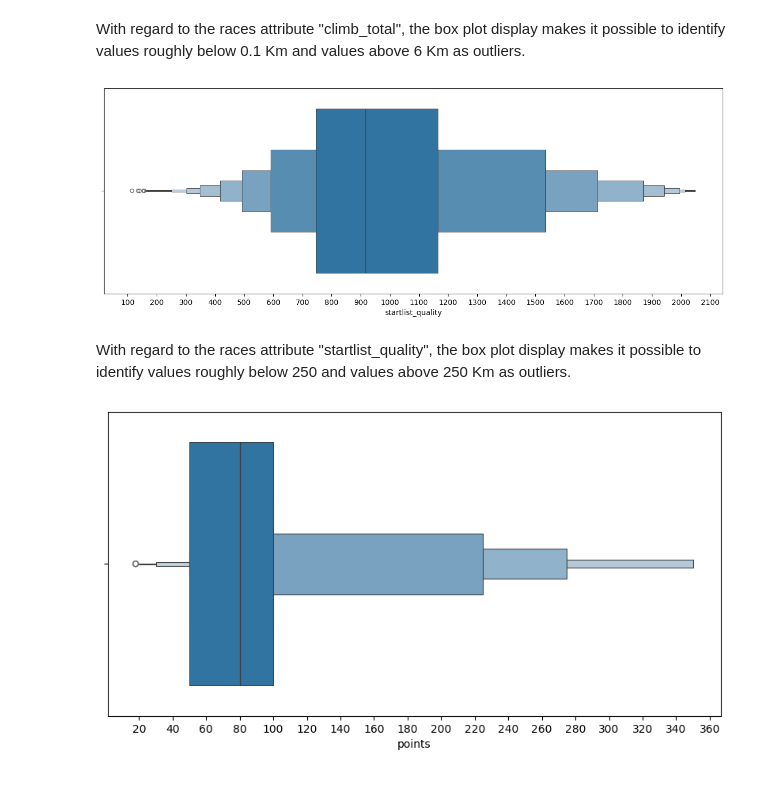
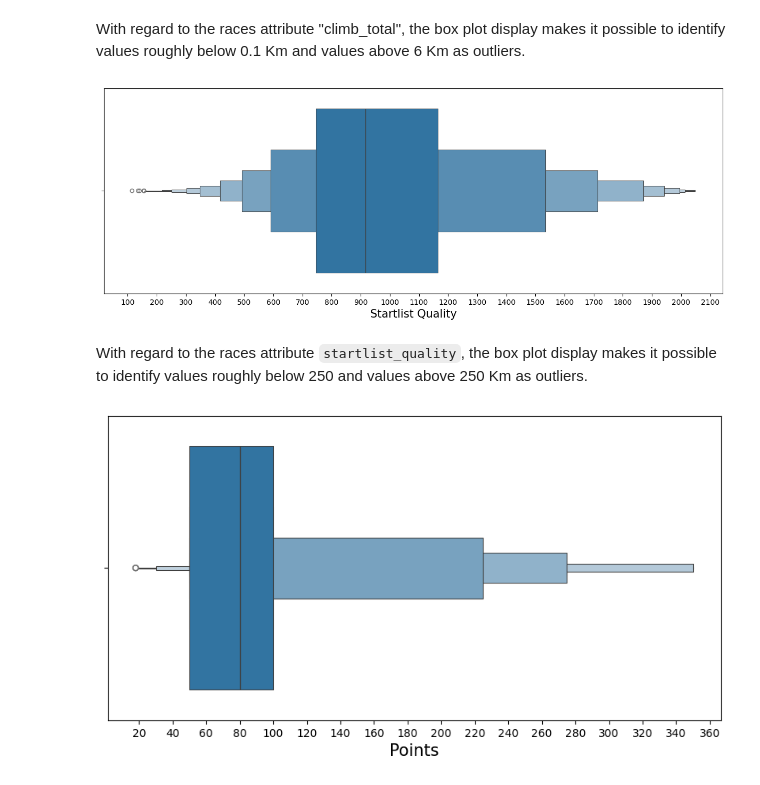
Before and after one commit to JacopoRaffi/DM_Project, a Jupyter notebook: TASK2/outlier_detection.ipynb, the cells around one changed output. Saved outputs shown, nothing was run; the diff lists cells and outputs as text; code cells hidden in the pictures.

```diff
--- a/TASK2/outlier_detection.ipynb
+++ b/TASK2/outlier_detection.ipynb
@@ -181,23 +193,25 @@ tmp_df = tmp_df = pd.DataFrame({
 plt.figure(figsize=(15, 5))
 sb.boxenplot(x='startlist_quality', data=dataset.drop_duplicates(subset=['race_url', 'date']))
 plt.gca().xaxis.set_major_locator(MultipleLocator(100))
+plt.xlabel('Startlist Quality', fontsize=15)
 plt.show()
 # %% [output]
-[figure, old version]
+[figure, new version]
 # %% [markdown]
-With regard to the races attribute "startlist_quality", the box plot display makes it possible to identify values roughly below 250 and values above 250 Km as outliers.
+With regard to the races attribute `startlist_quality`, the box plot display makes it possible to identify values roughly below 250 and values above 250 Km as outliers.
 # %%
 tmp_df = pd.DataFrame({
     'race_name': dataset['race_name'],
     'race_url': dataset['race_url'],
     'year': dataset['date'].dt.year,
     'points': dataset['points']
 }).drop_duplicates()
 
 plt.figure(figsize=(10, 5))
 sb.boxenplot(x='points', data=tmp_df)
 plt.gca().xaxis.set_major_locator(MultipleLocator(20))
+plt.xlabel('Points', fontsize=15)
 plt.show()
 # %% [output]
-[figure, old version]
+[figure, new version]
 # %% [markdown]
```
Also changed, not shown: parts of 55 cells of this notebook, 2 other files.
